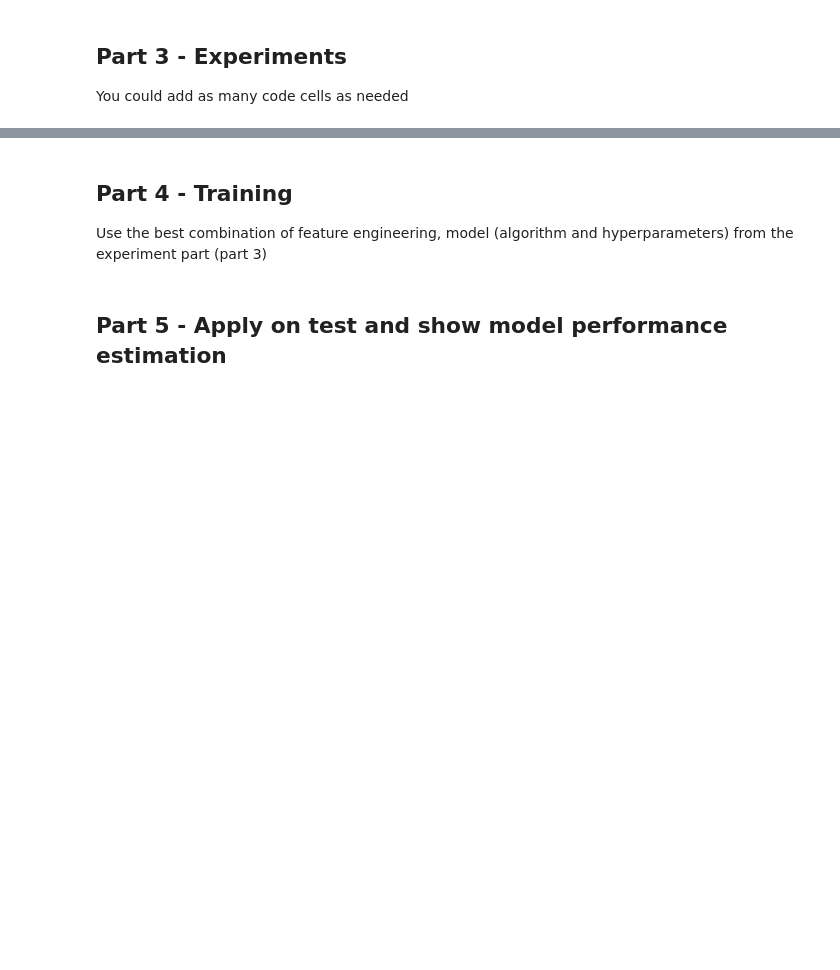
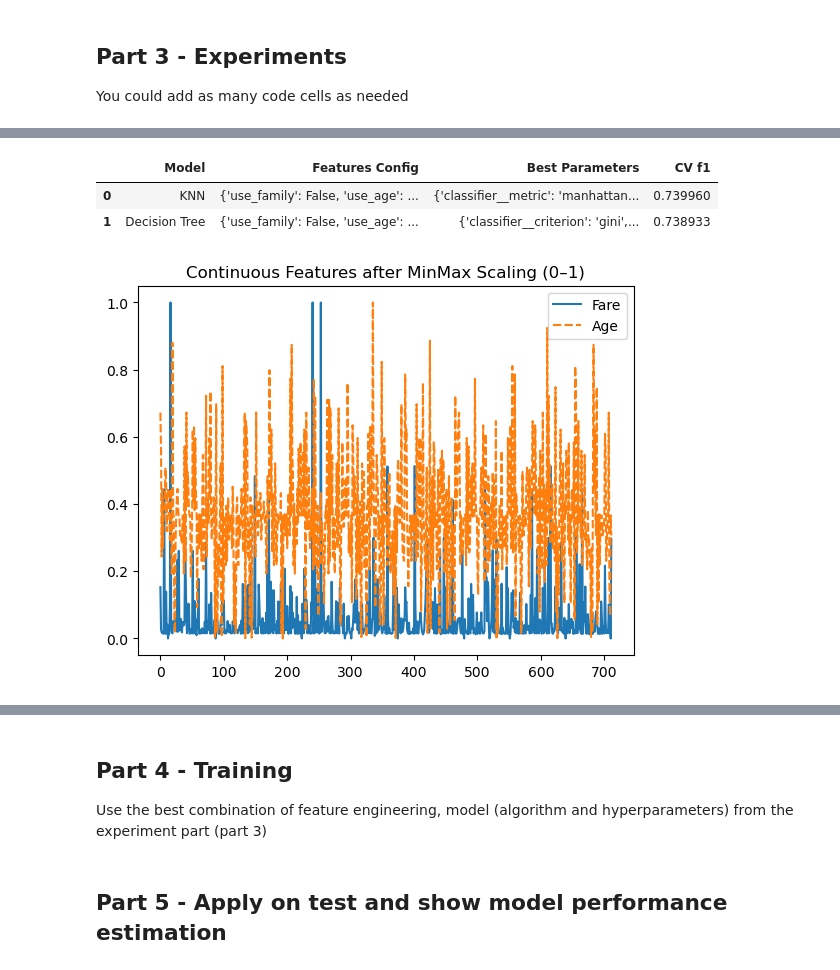
Before and after one commit to Tomeriko990/Titanic-Assignment-, a Jupyter notebook: Assignment2_supervised_learning_flow.ipynb, the cells around one changed output, grey strips where cells are left out. Drawn from its saved outputs; the diff is of its cells as text; code cells hidden in the pictures; blank space fills up the shorter version.

```diff
--- a/Assignment2_supervised_learning_flow.ipynb
+++ b/Assignment2_supervised_learning_flow.ipynb
@@ -62,0 +295,76 @@ You could add as many code cells as needed
+# %%
+# הרצת הניסויים המרכזיים עם GridSearchCV
+# ============================
+# עבור כל תצורת FE ולכל מודל:
+# 1. מוסיפים את המאפיינים (add_features)
+# 2. בונים פרוססור (ColumnTransformer) לטיפול בערכים חסרים וב-scaling
+# 3. מריצים GridSearchCV עם 5-fold CV על f1_macro
+# 4. שומרים את התוצאות לטבלה
+for features in features_eng_permotations:
+
+    X_new = add_features(X_train, **features)
+
+    numerical = ['Age', 'Fare']
+    categorical = ['Sex']
+
+    if features['use_family']:
+        numerical.append('FamilySize')
+    if features['use_age']:
+        numerical.append('AgeCategory')
+
+
+    #  הגדרת Preprocessor
+    preprocessor = ColumnTransformer(transformers=[
+    ('num', Pipeline([
+        ('imputer', SimpleImputer(strategy='mean')),
+        ('scaler', MinMaxScaler())
+    ]), numerical),
+
+    ('cat', SimpleImputer(strategy='most_frequent'), categorical)
+    ], remainder='passthrough')
+
+    for name, model, model_params in models:
+        pipe = Pipeline([
+            ('preprocessing', preprocessor),
+            ('classifier', model)
+        ])
+        # ביצוע GridSearchCV עם 5-fold Cross Validation לכל מודל
+        grid_search = GridSearchCV(pipe, param_grid=model_params, cv=5, scoring='f1', n_jobs=-1)
+        grid_search.fit(X_new, y_train)
+
+        results.append({
+            "Model": name,
+            "Features Config": features,
+            "Best Parameters": grid_search.best_params_,
+            "CV f1": grid_search.best_score_,
+        })
+
+
+
+
+results_df = pd.DataFrame(results)  # המרת הרשימה לדאטה פריים
+results_df = results_df.sort_values(by="CV f1", ascending=False).reset_index(drop=True)
+
+# סינון השורה עם הציון הכי גבוה לכל מודל
+best_per_model = results_df.groupby("Model", as_index=False).first()
+best_per_model = best_per_model.sort_values(by="CV f1", ascending=False).reset_index(drop=True)
+# הדפסת התוצאה
+best_per_model
+# %% [output]
+|  | Model | Features Config | Best Parameters | CV f1 |
+| 0 | KNN | {'use_family': False, 'use_age': ... | {'classifier__metric': 'manhattan... | 0.739960 |
+| 1 | Decision Tree | {'use_family': False, 'use_age': ... | {'classifier__criterion': 'gini',... | 0.738933 |
+# %%
+# ויזואליזציה לאחר סקאלינג
+#ניתן לראות שכעת הערכים נעים בין 0 ל1
+imputer = SimpleImputer(strategy="mean")
+scaler  = MinMaxScaler()
+
+tmp = trainset[['Fare','Age']].copy()
+tmp[['Fare','Age']] = scaler.fit_transform(imputer.fit_transform(tmp[['Fare','Age']]))
+
+sns.lineplot(data=tmp)
+plt.title('Continuous Features after MinMax Scaling (0–1)')
+plt.show()
+# %% [output]
+[figure, added]
```
Also changed, not shown: parts of 23 cells of this notebook.
